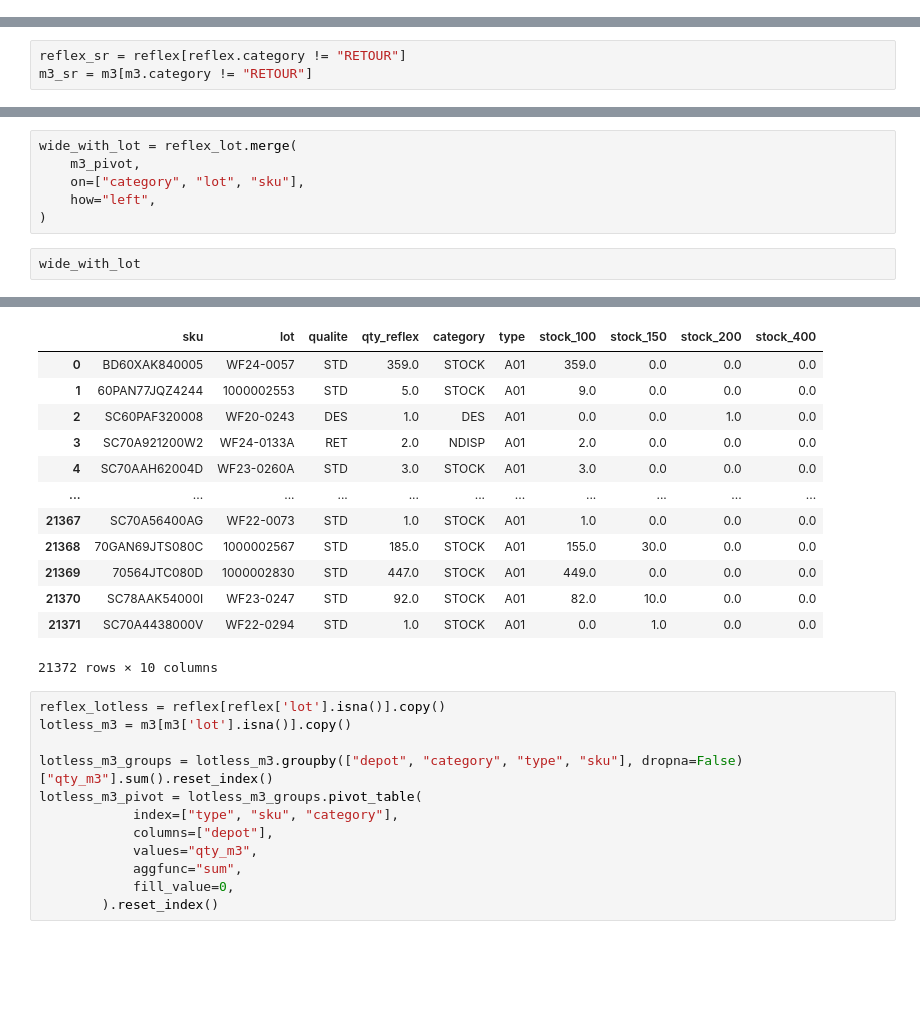
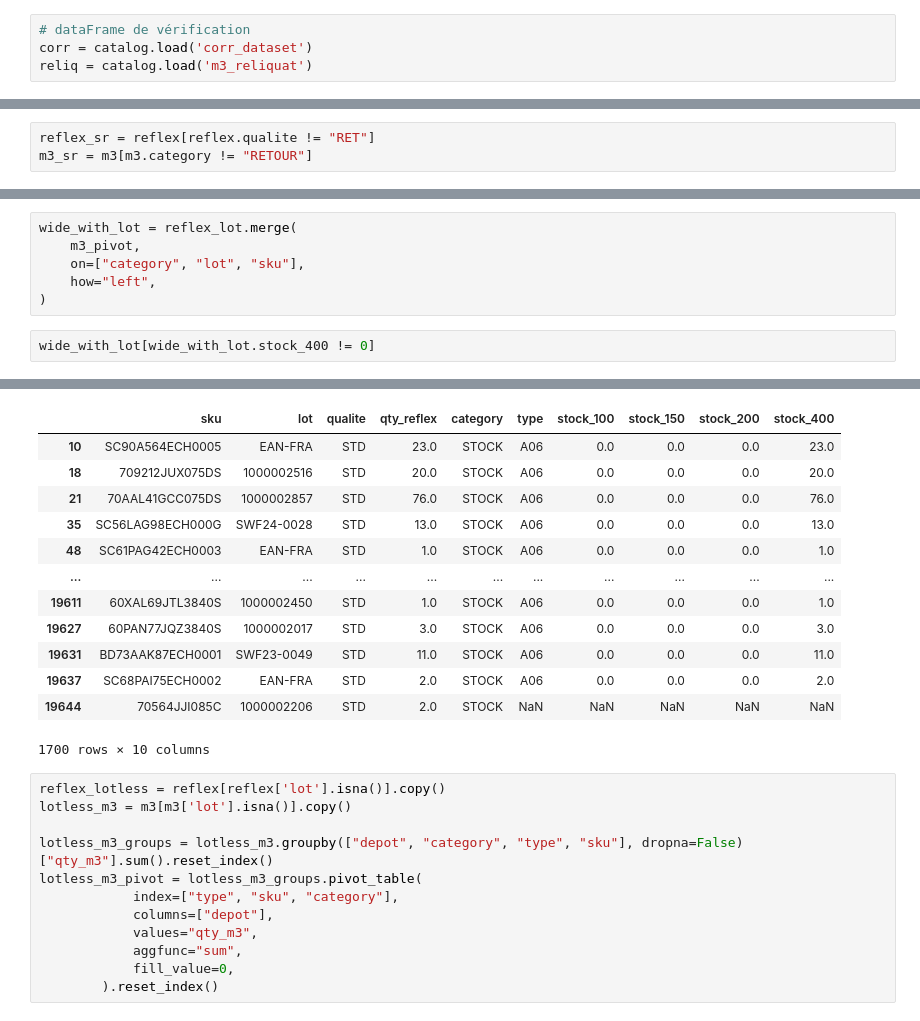
Before and after one commit to mdlpwolf/regulstock, a Jupyter notebook: notebooks/regule_stock.ipynb, the cells around one changed output, grey strips where cells are left out. Drawn from its saved outputs; the diff is of its cells as text; blank space fills up the shorter version.

```diff
--- a/notebooks/regule_stock.ipynb
+++ b/notebooks/regule_stock.ipynb
@@ -45,3 +44,7 @@ catalog
 # %% [markdown]
 ### Cas listés
 https://wolfsa.sharepoint.com/sites/ERP/Documents%20partages/General/20%20Implementation/40%20Go%20live/Stocks-WMS/STOCK_251208/Base%20de%20travail%20stocks%20RFX%20vs%20M3%20NEW_251108.xlsx?web=1
+# %%
+# dataFrame de vérification
+corr = catalog.load('corr_dataset')
+reliq = catalog.load('m3_reliquat')
@@ -55,5 +61,5 @@ depots = ["100", "150", "200", "400"]
 # %%
-reflex_sr = reflex[reflex.category != "RETOUR"]
+reflex_sr = reflex[reflex.qualite != "RET"]
 m3_sr = m3[m3.category != "RETOUR"]
 # %%
 reflex_lot = reflex_sr[reflex_sr['lot'].notna()].copy()
@@ -77,22 +83,22 @@ wide_with_lot = reflex_lot.merge(
     how="left",
 )
 # %%
-wide_with_lot
+wide_with_lot[wide_with_lot.stock_400 != 0]
 # %% [output]
 [interactive output not drawn]
 |  | sku | lot | qualite | qty_reflex | category | type | stock_100 | stock_150 | stock_200 | stock_400 |
-| 0 | BD60XAK840005 | WF24-0057 | STD | 359.0 | STOCK | A01 | 359.0 | 0.0 | 0.0 | 0.0 |
-| 1 | 60PAN77JQZ4244 | 1000002553 | STD | 5.0 | STOCK | A01 | 9.0 | 0.0 | 0.0 | 0.0 |
-| 2 | SC60PAF320008 | WF20-0243 | DES | 1.0 | DES | A01 | 0.0 | 0.0 | 1.0 | 0.0 |
-| 3 | SC70A921200W2 | WF24-0133A | RET | 2.0 | NDISP | A01 | 2.0 | 0.0 | 0.0 | 0.0 |
-| 4 | SC70AAH62004D | WF23-0260A | STD | 3.0 | STOCK | A01 | 3.0 | 0.0 | 0.0 | 0.0 |
+| 10 | SC90A564ECH0005 | EAN-FRA | STD | 23.0 | STOCK | A06 | 0.0 | 0.0 | 0.0 | 23.0 |
+| 18 | 709212JUX075DS | 1000002516 | STD | 20.0 | STOCK | A06 | 0.0 | 0.0 | 0.0 | 20.0 |
+| 21 | 70AAL41GCC075DS | 1000002857 | STD | 76.0 | STOCK | A06 | 0.0 | 0.0 | 0.0 | 76.0 |
+| 35 | SC56LAG98ECH000G | SWF24-0028 | STD | 13.0 | STOCK | A06 | 0.0 | 0.0 | 0.0 | 13.0 |
+| 48 | SC61PAG42ECH0003 | EAN-FRA | STD | 1.0 | STOCK | A06 | 0.0 | 0.0 | 0.0 | 1.0 |
 | ... | ... | ... | ... | ... | ... | ... | ... | ... | ... | ... |
-| 21367 | SC70A56400AG | WF22-0073 | STD | 1.0 | STOCK | A01 | 1.0 | 0.0 | 0.0 | 0.0 |
-| 21368 | 70GAN69JTS080C | 1000002567 | STD | 185.0 | STOCK | A01 | 155.0 | 30.0 | 0.0 | 0.0 |
-| 21369 | 70564JTC080D | 1000002830 | STD | 447.0 | STOCK | A01 | 449.0 | 0.0 | 0.0 | 0.0 |
-| 21370 | SC78AAK54000I | WF23-0247 | STD | 92.0 | STOCK | A01 | 82.0 | 10.0 | 0.0 | 0.0 |
-| 21371 | SC70A4438000V | WF22-0294 | STD | 1.0 | STOCK | A01 | 0.0 | 1.0 | 0.0 | 0.0 |
+| 19611 | 60XAL69JTL3840S | 1000002450 | STD | 1.0 | STOCK | A06 | 0.0 | 0.0 | 0.0 | 1.0 |
+| 19627 | 60PAN77JQZ3840S | 1000002017 | STD | 3.0 | STOCK | A06 | 0.0 | 0.0 | 0.0 | 3.0 |
+| 19631 | BD73AAK87ECH0001 | SWF23-0049 | STD | 11.0 | STOCK | A06 | 0.0 | 0.0 | 0.0 | 11.0 |
+| 19637 | SC68PAI75ECH0002 | EAN-FRA | STD | 2.0 | STOCK | A06 | 0.0 | 0.0 | 0.0 | 2.0 |
+| 19644 | 70564JJI085C | 1000002206 | STD | 2.0 | STOCK | NaN | NaN | NaN | NaN | NaN |
-21372 rows × 10 columns
+1700 rows × 10 columns
 # %%
 reflex_lotless = reflex[reflex['lot'].isna()].copy()
 lotless_m3 = m3[m3['lot'].isna()].copy()
```
Also changed, not shown: parts of 31 cells of this notebook, 6 other files.
